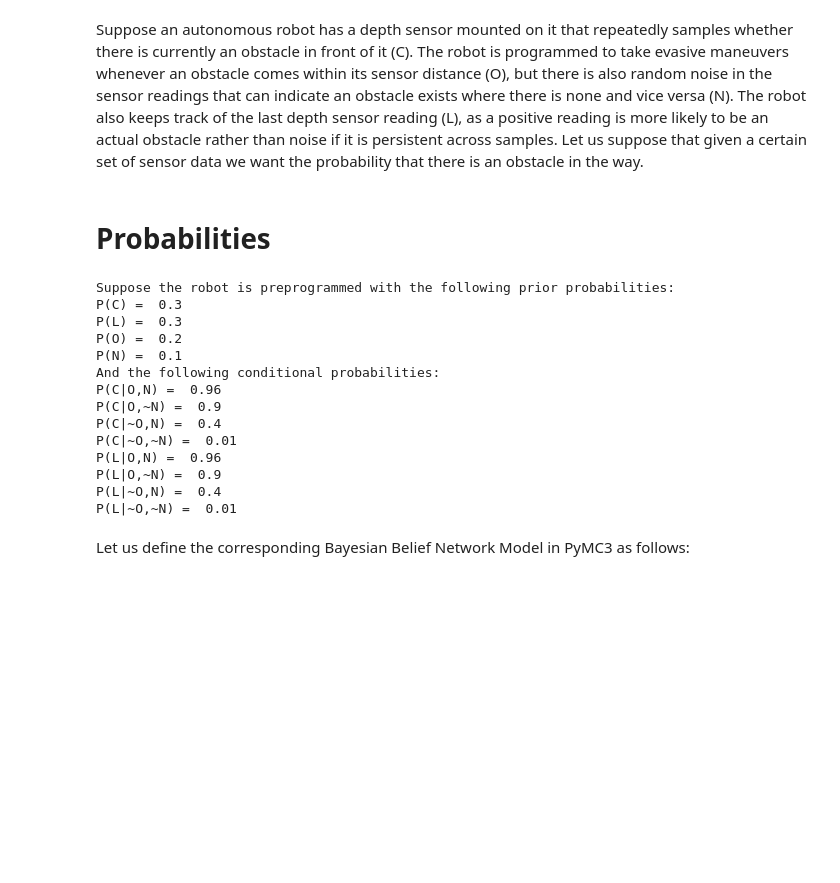
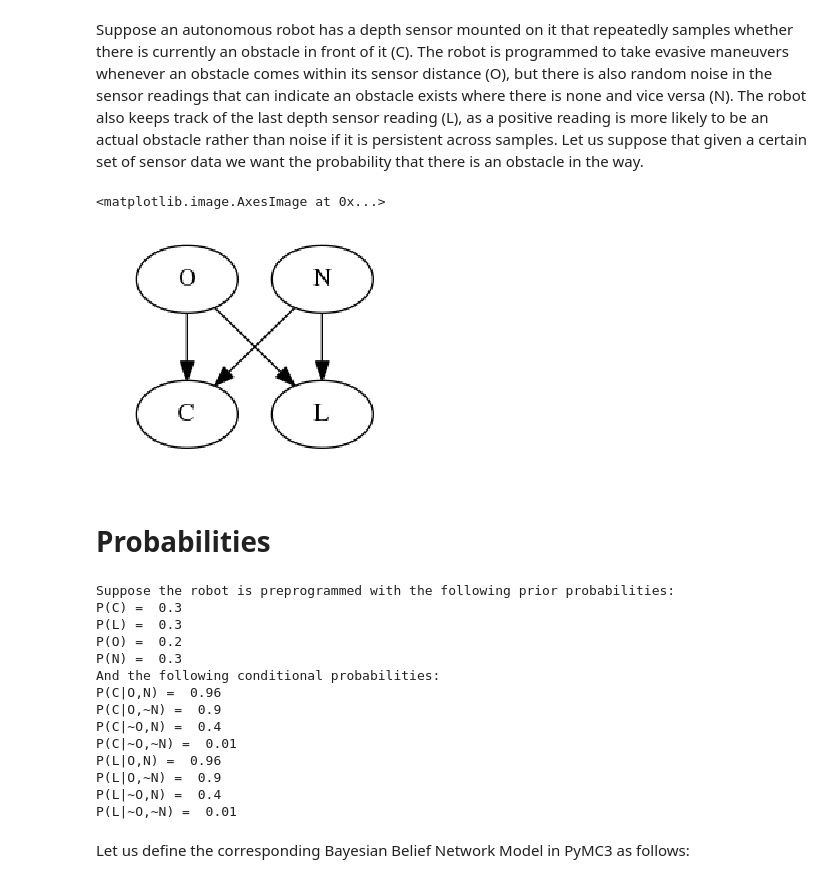
Before and after one commit to brennanmcfarland/pgm, a Jupyter notebook: Homework 2 Excercise 1.ipynb, the cells around one changed output. Drawn from its saved outputs; the diff is of its cells as text; code cells hidden in the pictures; blank space fills up the shorter version.

Commit message:
added graphviz images for 1 and 2

```diff
--- a/Homework 2 Excercise 1.ipynb
+++ b/Homework 2 Excercise 1.ipynb
@@ -10,6 +10,26 @@ PyMC3. Follow the example covered in class.
 # Problem Description
 # %% [markdown]
 Suppose an autonomous robot has a depth sensor mounted on it that repeatedly samples whether there is currently an obstacle in front of it (C).  The robot is programmed to take evasive maneuvers whenever an obstacle comes within its sensor distance (O), but there is also random noise in the sensor readings that can indicate an obstacle exists where there is none and vice versa (N).  The robot also keeps track of the last depth sensor reading (L), as a positive reading is more likely to be an actual obstacle rather than noise if it is persistent across samples.  Let us suppose that given a certain set of sensor data we want the probability that there is an obstacle in the way.
+# %%
+from graphviz import Digraph
+import matplotlib.pyplot as plt
+import matplotlib.image as imtool
+
+image_format = 'png'
+dot = Digraph(format=image_format)
+dot.node('O', 'O')
+dot.node('N', 'N')
+dot.node('C', 'C')
+dot.node('L', 'L')
+dot.edges(['OC', 'OL', 'NC', 'NL'])
+path = 'exercise1-graph'
+dot.render(path)
+imorg = imtool.imread(path + '.' + image_format)
+plt.axis('off')
+plt.imshow(imorg) # NOTE: the first time it doesn't show the image, if it doesn't just execute this block again
+# %% [output]
+<matplotlib.image.AxesImage at 0x...>
+[figure, added]
 # %% [markdown]
 # Probabilities
 # %%
@@ -20,7 +40,7 @@ import math
 
 p_c = p_l = .3
 p_o = .2
-p_n = .1
+p_n = .3
 
 print("Suppose the robot is preprogrammed with the following prior probabilities:");
 print("P(C) = ", p_c)
@@ -47,7 +67,7 @@ Suppose the robot is preprogrammed with the following prior probabilities:
 P(C) =  0.3
 P(L) =  0.3
 P(O) =  0.2
-P(N) =  0.1
+P(N) =  0.3
 And the following conditional probabilities:
 P(C|O,N) =  0.96
 P(C|O,~N) =  0.9
```
Also changed, not shown: parts of 5 cells of this notebook, 6 other files.
